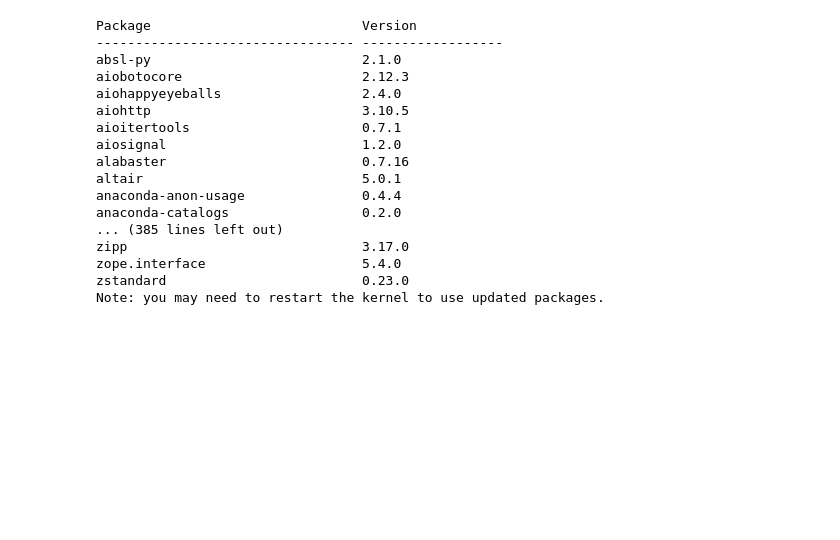
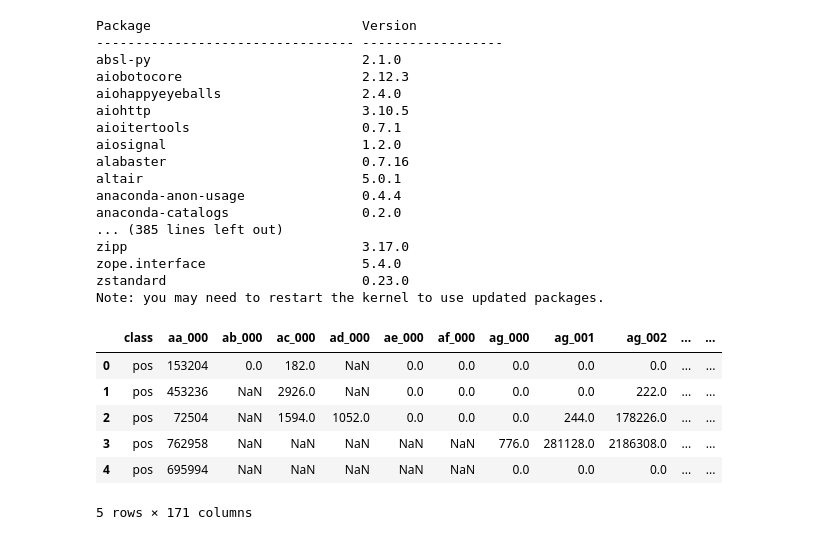
Before and after one commit to PriyanshPorwal999/APS_Guard, a Jupyter notebook: EDA.ipynb, the cells around one changed output. Saved outputs shown, nothing was run; the diff lists cells and outputs as text; code cells hidden in the pictures; blank space fills up the shorter version.

```diff
--- a/EDA.ipynb
+++ b/EDA.ipynb
@@ -147,0 +150,10 @@ Note: you may need to restart the kernel to use updated packages.
+# %%
+df.head()
+# %% [output]
+|  | class | aa_000 | ab_000 | ac_000 | ad_000 | ae_000 | af_000 | ag_000 | ag_001 | ag_002 | ... | ... |
+| 0 | pos | 153204 | 0.0 | 182.0 | NaN | 0.0 | 0.0 | 0.0 | 0.0 | 0.0 | ... | ... |
+| 1 | pos | 453236 | NaN | 2926.0 | NaN | 0.0 | 0.0 | 0.0 | 0.0 | 222.0 | ... | ... |
+| 2 | pos | 72504 | NaN | 1594.0 | 1052.0 | 0.0 | 0.0 | 0.0 | 244.0 | 178226.0 | ... | ... |
+| 3 | pos | 762958 | NaN | NaN | NaN | NaN | NaN | 776.0 | 281128.0 | 2186308.0 | ... | ... |
+| 4 | pos | 695994 | NaN | NaN | NaN | NaN | NaN | 0.0 | 0.0 | 0.0 | ... | ... |
+5 rows × 171 columns
```
Also changed, not shown: parts of 5 cells of this notebook.
